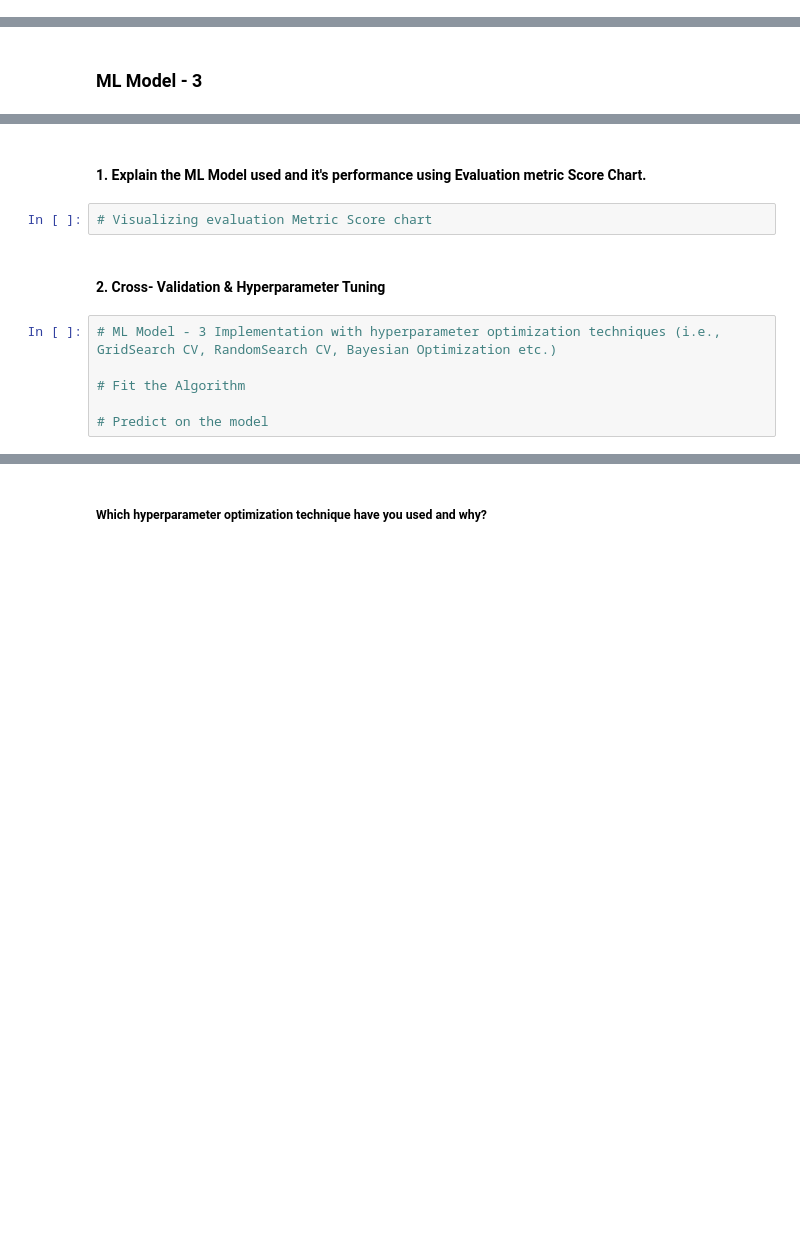
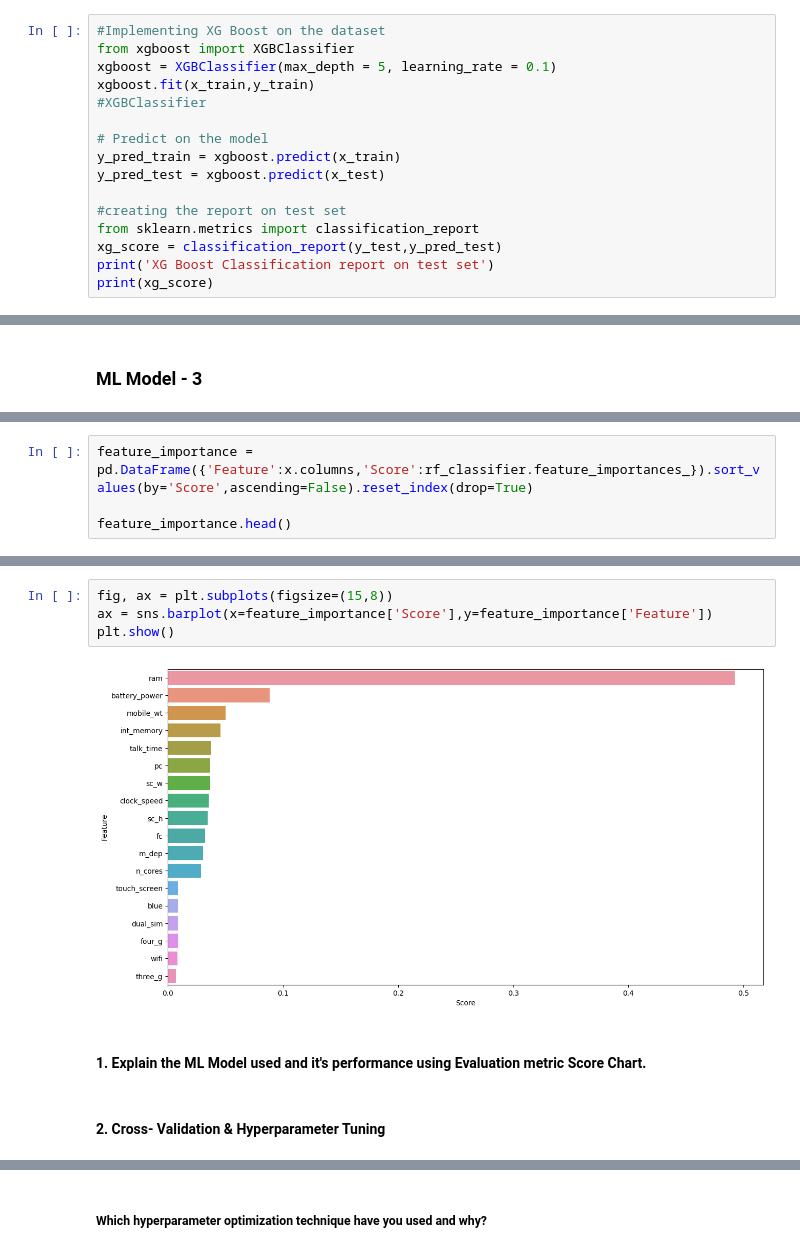
Before and after one commit to Rooban-Jeyasundar/ML_Classification_Project, a Jupyter notebook: ML_Classification_Project.ipynb, the cells around one changed output, grey strips where cells are left out. Cells and saved outputs as stored; diff of their text form; blank space fills up the shorter version.

```diff
--- a/ML_Classification_Project.ipynb
+++ b/ML_Classification_Project.ipynb
@@ -1025,3 +1232,19 @@ Answer Here.
 Answer Here.
 # %% [markdown]
 ### ML Model - 2
+# %%
+#Implementing XG Boost on the dataset
+from xgboost import XGBClassifier
+xgboost = XGBClassifier(max_depth = 5, learning_rate = 0.1)
+xgboost.fit(x_train,y_train)
+#XGBClassifier
+
+# Predict on the model
+y_pred_train = xgboost.predict(x_train)
+y_pred_test = xgboost.predict(x_test)
+
+#creating the report on test set
+from sklearn.metrics import classification_report
+xg_score = classification_report(y_test,y_pred_test)
+print('XG Boost Classification report on test set')
+print(xg_score)
@@ -1059,0 +1430,4 @@ Answer Here.
+# %%
+feature_importance = pd.DataFrame({'Feature':x.columns,'Score':rf_classifier.feature_importances_}).sort_values(by='Score',ascending=False).reset_index(drop=True)
+
+feature_importance.head()
@@ -1060,12 +1441,10 @@ Answer Here.
+# %%
+fig, ax = plt.subplots(figsize=(15,8))
+ax = sns.barplot(x=feature_importance['Score'],y=feature_importance['Feature'])
+plt.show()
+# %% [output]
+[figure, added]
 # %% [markdown]
 #### 1. Explain the ML Model used and it's performance using Evaluation metric Score Chart.
-# %%
-# Visualizing evaluation Metric Score chart
 # %% [markdown]
 #### 2. Cross- Validation & Hyperparameter Tuning
-# %%
-# ML Model - 3 Implementation with hyperparameter optimization techniques (i.e., GridSearch CV, RandomSearch CV, Bayesian Optimization etc.)
-
-# Fit the Algorithm
-
-# Predict on the model
```
Also changed, not shown: parts of 102 cells of this notebook.
